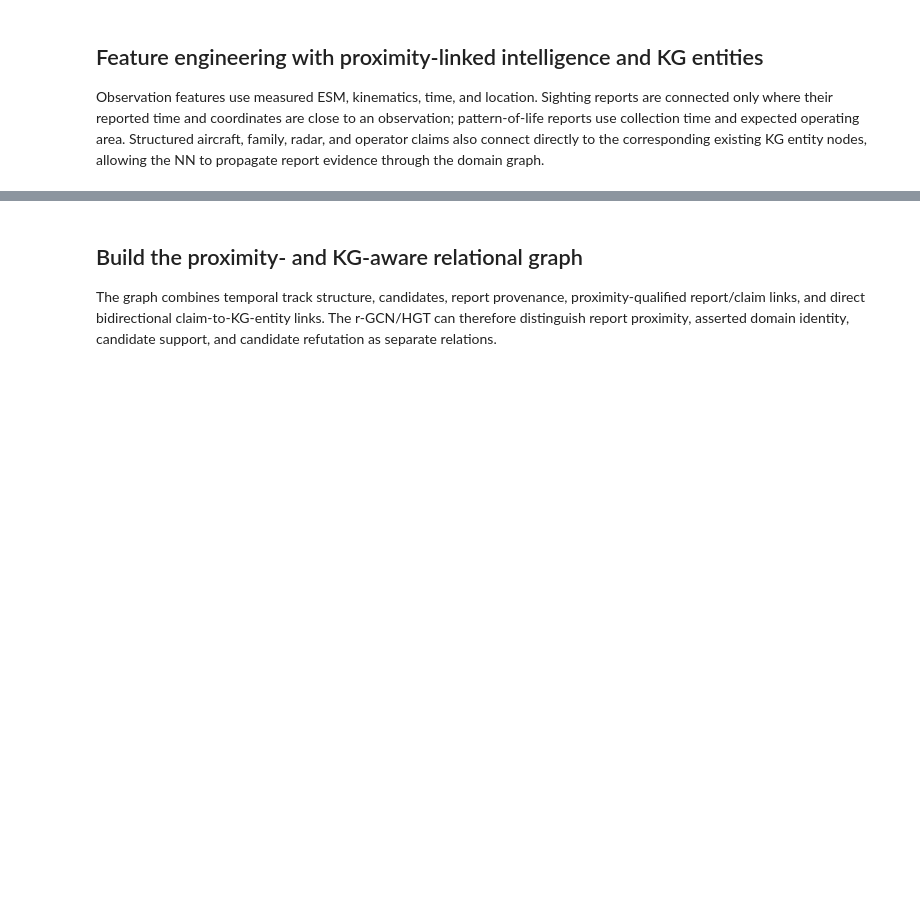
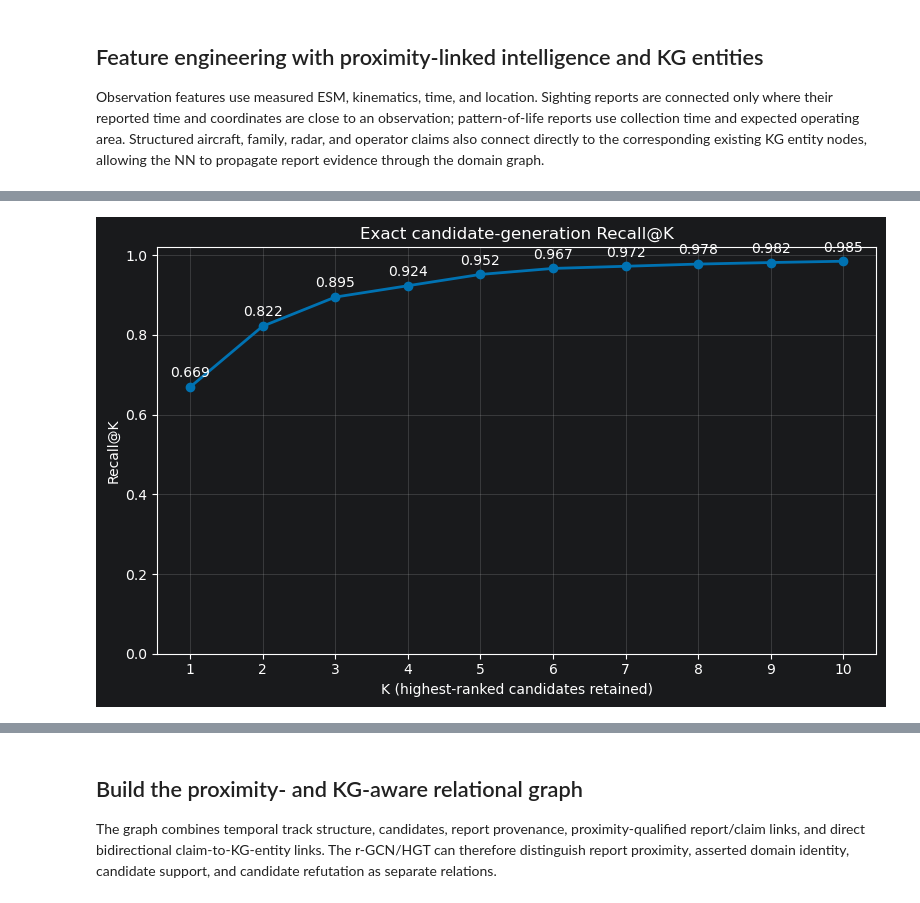
Before and after one commit to Rejn2024/r-GCN_fusion, a Jupyter notebook: notebooks/Track_identification.ipynb, the cells around one changed output, grey strips where cells are left out. Saved outputs shown, nothing was run; the diff lists cells and outputs as text; code cells hidden in the pictures; blank space fills up the shorter version.

```diff
--- a/notebooks/Track_identification.ipynb
+++ b/notebooks/Track_identification.ipynb
@@ -539,0 +127,11 @@ print(X.shape, feature_names[:10], {"observation_nodes": len(observation_node_in
+# %%
+INCLUDE_CANDIDATE_NODES = True
+INCLUDE_INTEL_REPORT_NODES = True
+USE_SEGMENT_EDGES = False
+SEGMENT_FREQUENCY_SHIFT_GHZ = 0.75
+
+MAX_KG_RETRIEVAL_CANDIDATES = 300
+MAX_KG_CANDIDATES = 10
+# Discard weak claim/candidate links and keep only claim -> candidate direction.
+CLAIM_CANDIDATE_MIN_ABS_CONTRIBUTION = 0.15
+COLLAPSE_RECIPROCAL_CLAIM_CANDIDATE_EDGES = True
@@ -539,0 +453,66 @@ print(X.shape, feature_names[:10], {"observation_nodes": len(observation_node_in
+# %%
+# Candidate-generation retrieval quality (evaluation only; never used as a feature).
+RECALL_K_START = 1
+RECALL_FIELDS = ("aircraft_variant", "radar_mode", "radar_type", "operator_country")
+
+# Candidate scoring above is already parallelised by track. Matching the resulting
+# short lists is memory-local and cheaper as one linear pass than another process pool.
+target_by_observation_id = {row["observation_id"]: tuple(row[field] for field in RECALL_FIELDS) for row in target_rows}
+max_candidate_count = max((len(candidates) for candidates in scored_observations.values()), default=10)
+max_recall_k = max(RECALL_K_START, max_candidate_count)
+first_correct_rank = np.full(len(scored_observations), max_recall_k + 1, dtype=np.int32)
+
+
+def kg_property(entity_id, property_name):
+    """Resolve a candidate entity while allowing the intentional radar-only fallback."""
+    if entity_id is None:
+        return None
+    node = kg_nodes[entity_id]
+    return (node.get("properties") or {}).get(property_name)
+
+
+for row_index, (observation_id, candidates) in enumerate(scored_observations.items()):
+    truth = target_by_observation_id[observation_id]
+    for rank, candidate_row in enumerate(candidates, start=1):
+        score, operator = candidate_row[2], candidate_row[3]
+        candidate_label = (
+            kg_property(score.aircraft_id, "variant"),
+            kg_property(score.mode_id, "name"),
+            kg_property(score.radar_id, "name"),
+            operator,
+        )
+        if candidate_label == truth:
+            first_correct_rank[row_index] = rank
+            break
+
+if first_correct_rank.size == 0:
+    raise ValueError("Recall@K requires at least one scored observation")
+
+# A rank histogram plus cumulative sum calculates the complete curve in O(N + K).
+rank_histogram = np.bincount(first_correct_rank, minlength=max_recall_k + 2)
+cumulative_hits = np.cumsum(rank_histogram)
+recall_k_values = np.arange(RECALL_K_START, max_recall_k + 1, dtype=np.int32)
+recall_at_k = cumulative_hits[recall_k_values] / first_correct_rank.size
+recall_metrics = {f"recall@{int(k)}": float(value) for k, value in zip(recall_k_values, recall_at_k)}
+(ARTIFACT_DIR / "candidate_recall_at_k.json").write_text(json.dumps(recall_metrics, indent=2), encoding="utf-8")
+
+fig, axis = plt.subplots(figsize=(8, 5))
+axis.plot(recall_k_values, recall_at_k, marker="o", linewidth=2, color="#0072B2")
+axis.set(
+    title="Exact candidate-generation Recall@K",
+    xlabel="K (highest-ranked candidates retained)",
+    ylabel="Recall@K",
+    xticks=recall_k_values,
+    ylim=(0.0, 1.02),
+)
+axis.grid(True, alpha=0.3)
+for k, value in zip(recall_k_values, recall_at_k):
+    axis.annotate(f"{value:.3f}", (k, value), xytext=(0, 7), textcoords="offset points", ha="center")
+fig.tight_layout()
+recall_plot_path = ARTIFACT_DIR / "candidate_recall_at_k.png"
+fig.savefig(recall_plot_path, dpi=180, bbox_inches="tight")
+plt.show()
+print(json.dumps(recall_metrics, indent=2))
+print(recall_plot_path)
+# %% [output]
+[figure, added]
```
Also changed, not shown: parts of 21 cells of this notebook.
